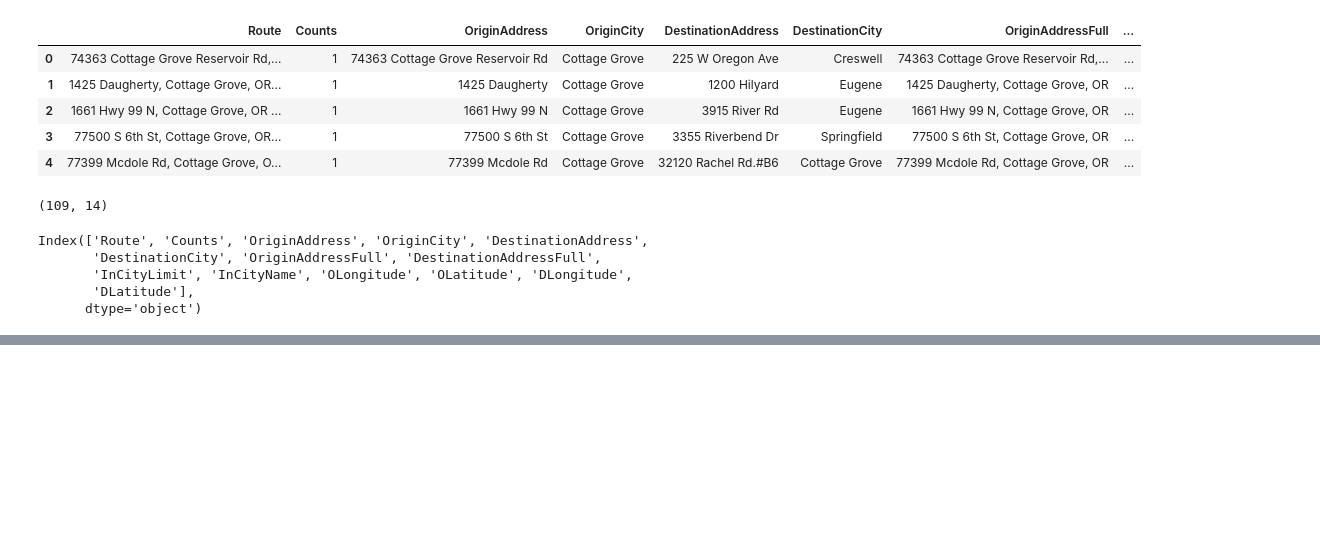
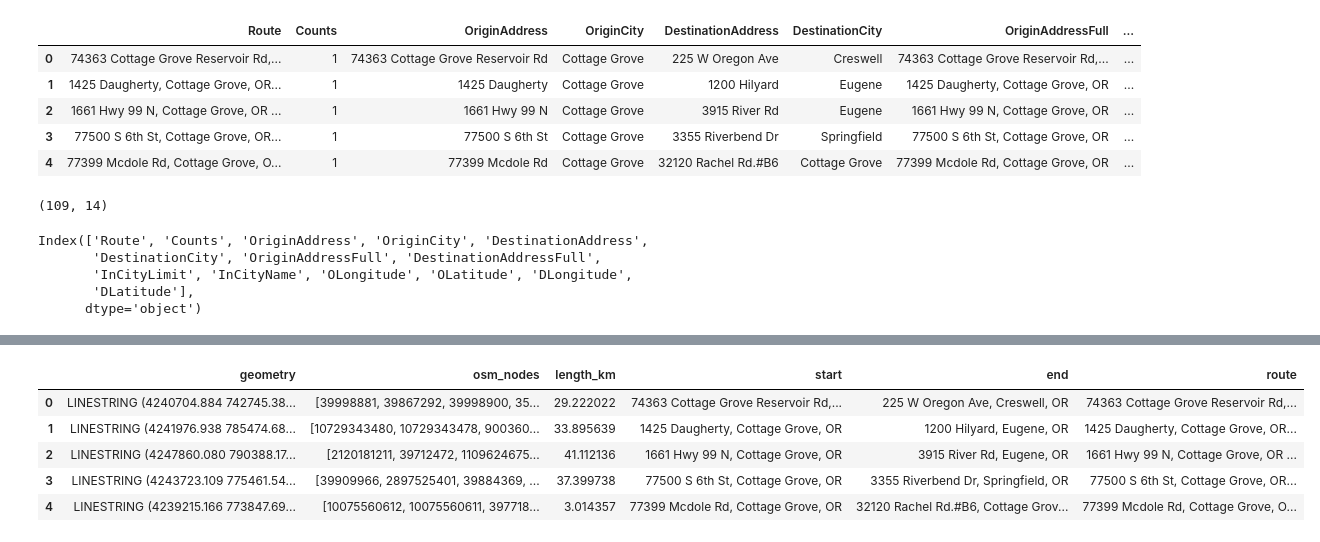
Before and after one commit to dongmeic/LCOG_support, a Jupyter notebook: Lane/ox_path_SLW-TDP_July23data.ipynb, the cells around one changed output, grey strips where cells are left out. Saved outputs shown, nothing was run; the diff lists cells and outputs as text; code cells hidden in the pictures; blank space fills up the shorter version.

```diff
--- a/Lane/ox_path_SLW-TDP_July23data.ipynb
+++ b/Lane/ox_path_SLW-TDP_July23data.ipynb
@@ -75,0 +90,11 @@ print('Elapsed time: %.2fminutes' % (elapsed))
+# %%
+outgdf = pd.concat(out, ignore_index=True)
+# %%
+outgdf.head()
+# %% [output]
+|  | geometry | osm_nodes | length_km | start | end | route |
+| 0 | LINESTRING (4240704.884 742745.38... | [39998881, 39867292, 39998900, 35... | 29.222022 | 74363 Cottage Grove Reservoir Rd,... | 225 W Oregon Ave, Creswell, OR | 74363 Cottage Grove Reservoir Rd,... |
+| 1 | LINESTRING (4241976.938 785474.68... | [10729343480, 10729343478, 900360... | 33.895639 | 1425 Daugherty, Cottage Grove, OR | 1200 Hilyard, Eugene, OR | 1425 Daugherty, Cottage Grove, OR... |
+| 2 | LINESTRING (4247860.080 790388.17... | [2120181211, 39712472, 1109624675... | 41.112136 | 1661 Hwy 99 N, Cottage Grove, OR | 3915 River Rd, Eugene, OR | 1661 Hwy 99 N, Cottage Grove, OR ... |
+| 3 | LINESTRING (4243723.109 775461.54... | [39909966, 2897525401, 39884369, ... | 37.399738 | 77500 S 6th St, Cottage Grove, OR | 3355 Riverbend Dr, Springfield, OR | 77500 S 6th St, Cottage Grove, OR... |
+| 4 | LINESTRING (4239215.166 773847.69... | [10075560612, 10075560611, 397718... | 3.014357 | 77399 Mcdole Rd, Cottage Grove, OR | 32120 Rachel Rd.#B6, Cottage Grov... | 77399 Mcdole Rd, Cottage Grove, O... |
```
Also changed, not shown: parts of 11 cells of this notebook, 1 other file.
